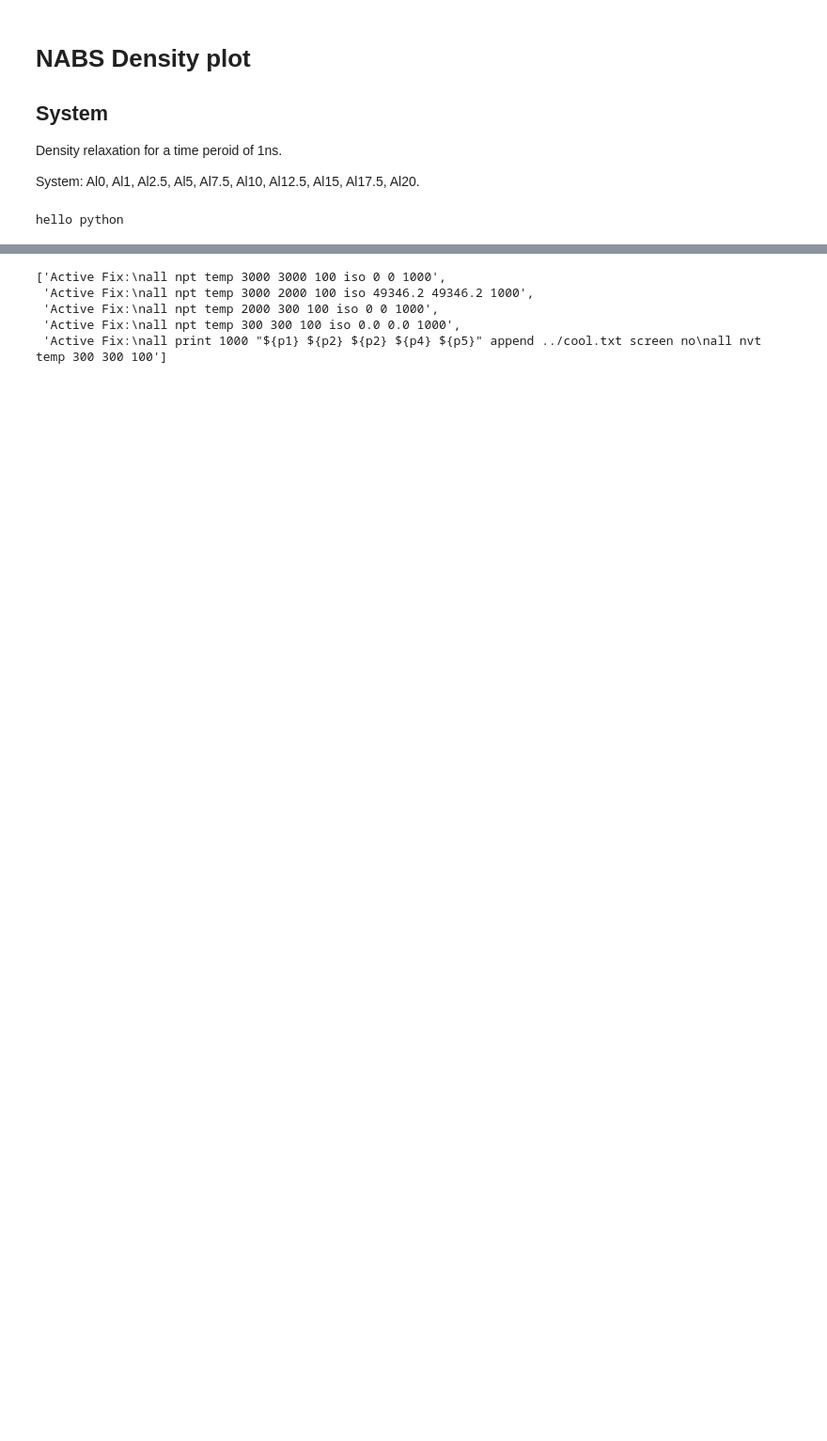
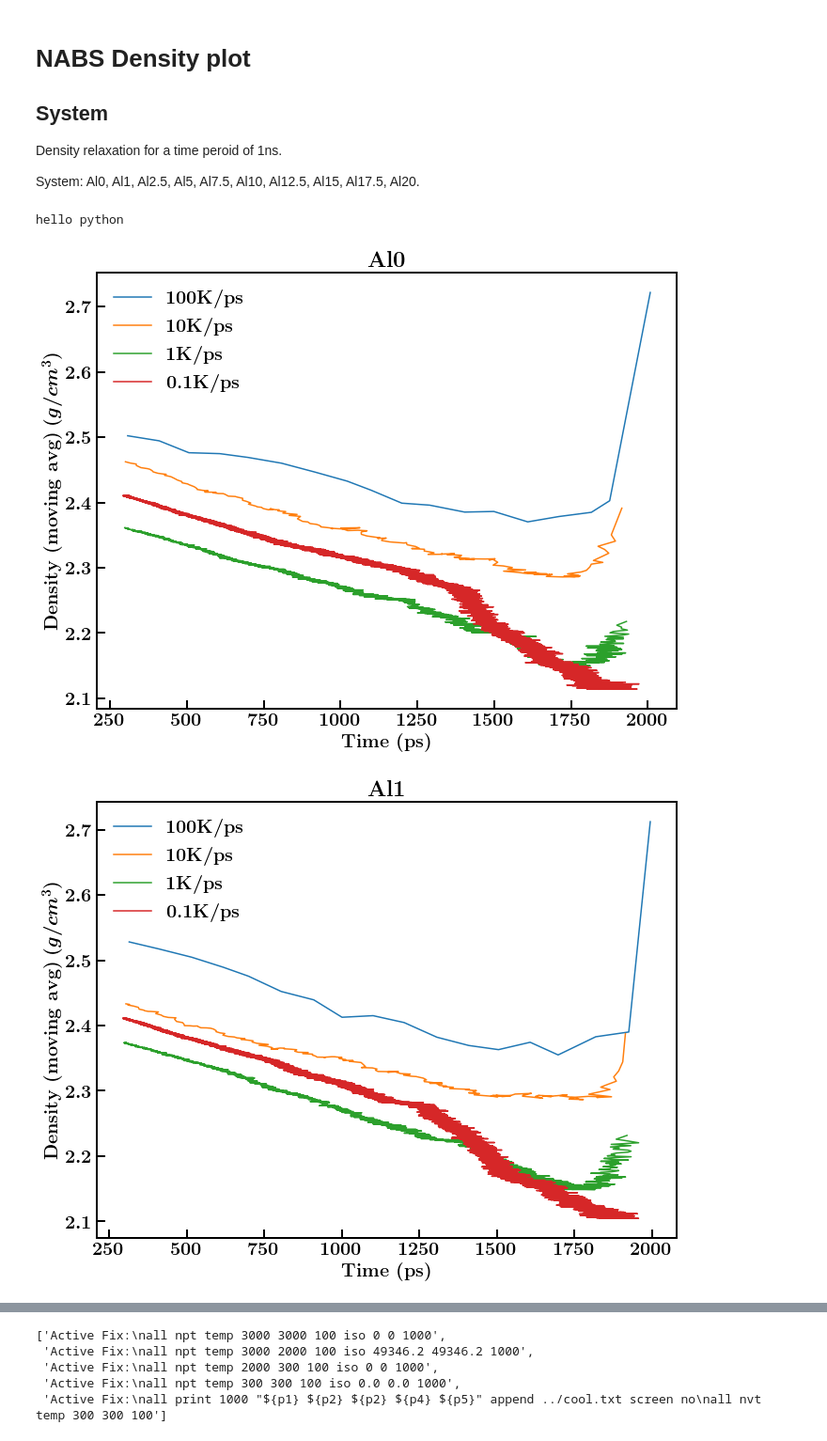
Before and after one commit to rajkubp020/helloword, a Jupyter notebook: grapher_python_plot.ipynb, the cells around one changed output, grey strips where cells are left out. Shown at 94% size. Drawn from its saved outputs; the diff is of its cells as text; code cells hidden in the pictures; blank space fills up the shorter version.

```diff
--- a/grapher_python_plot.ipynb
+++ b/grapher_python_plot.ipynb
@@ -34,31 +34,34 @@ cooling_rate = [10,1,0.1,100]
 a=['al0','al1','al2.5','al5','al7.5','al10','al12.5','al15','al17.5','al20']
 seq = [4,1,2,3]
 
 for j in range(10):
     fig,(ax) = plt.subplots(1, 1, figsize=(10, 8), tight_layout=True)
     ax.clear()
 
     for i in range(4):
 
         foldername = '/Users/rajesh/work/simulations/cool/cool'+str(j+1)+'_'+str(seq[i])+'/'
         filename = foldername + 'log.lammps'
         tables = reader(filename)
         df = tables['df'][2]
         density = df['Density'].values
         df.to_csv(foldername+'data.csv')
-        ax.plot(df['Temp'], df['Density'].rolling(window=int(500/cooling_rate[seq[i]-1])).mean(), label=r'\textbf{{{}}}'.format(str(cooling_rate[seq[i]-1])+'K/ps'))
+        ax.plot(df['Temp'], df['Density'].rolling(window=int(100/cooling_rate[seq[i]-1])).mean(), label=r'\textbf{{{}}}'.format(str(cooling_rate[seq[i]-1])+'K/ps'))
 
     ax.set_title(r'\textbf{{{}}}'.format(a[j].title()))
     ax.set_xlabel(r'\textbf{Time (ps)}')
     ax.set_ylabel(r'\textbf{Density (moving avg)} $(g/cm^3)$')
     #ax.set_ylim([2.35,2.65])
     ax.legend(loc='upper right')  #,bbox_to_anchor=(1,1),)
     plt.legend(frameon=False)
     ax.tick_params(direction='in', length=9, width=2, colors='k',
                grid_color='k', grid_alpha=0.5, )
 
     for axis in ['top','bottom','left','right']:
         ax.spines[axis].set_linewidth(2)
 
     fig.savefig(a[j]+'.png',format=None,dpi=300,bbox_inches="tight")
     fig.show()
+# %% [output]
+[figure, added]
+[figure, added]
```
Also changed, not shown: parts of 1 cell of this notebook.
